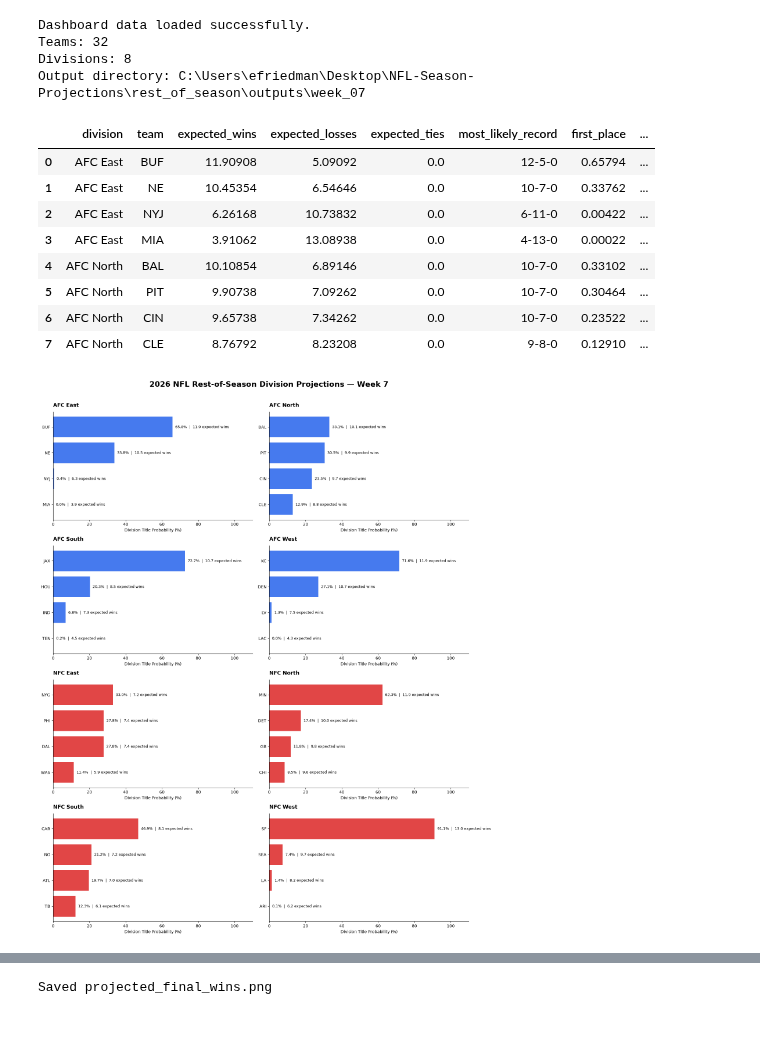
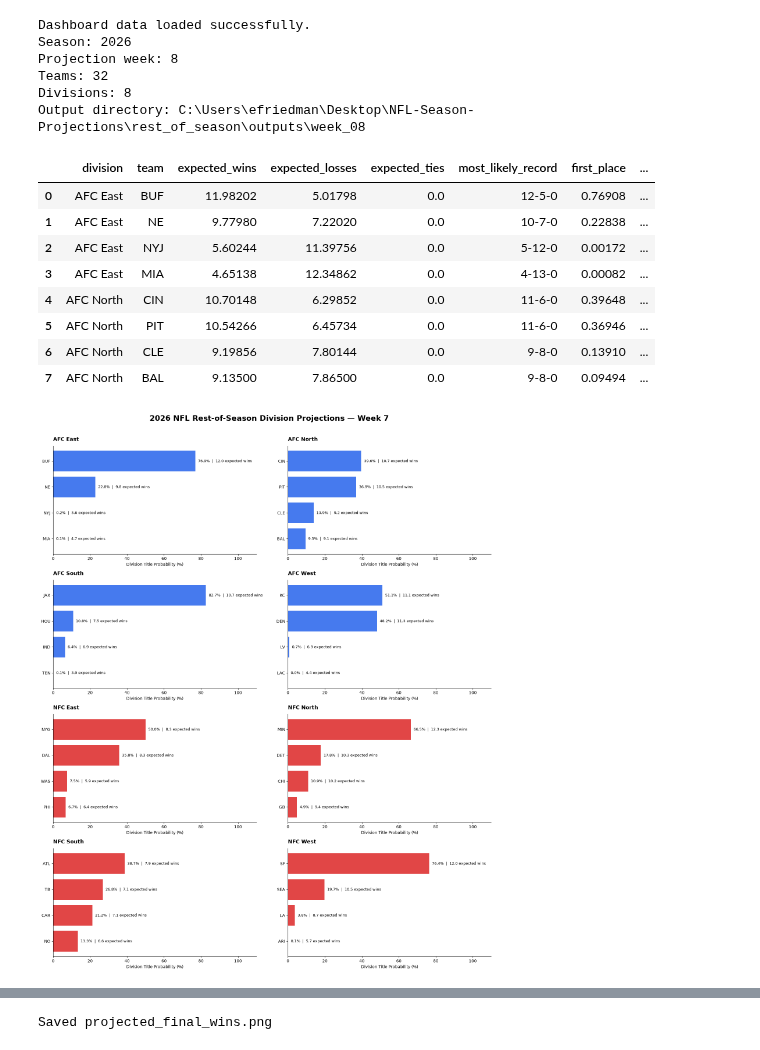
Before and after one commit to ethanfr10/NFL-Season-Projections, a Jupyter notebook: rest_of_season/notebooks/04_ROS_Dashboard.ipynb, the cells around one changed output, grey strips where cells are left out. Saved outputs shown, nothing was run; the diff lists cells and outputs as text; code cells hidden in the pictures.

```diff
--- a/rest_of_season/notebooks/04_ROS_Dashboard.ipynb
+++ b/rest_of_season/notebooks/04_ROS_Dashboard.ipynb
@@ -1,23 +1,29 @@
 # %%
+
 from pathlib import Path
+import sys
+
 import pandas as pd
 import numpy as np
 import matplotlib.pyplot as plt
 
-# Project paths
 PROJECT_ROOT = Path.cwd().resolve()
 
 if PROJECT_ROOT.name == "notebooks":
     PROJECT_ROOT = PROJECT_ROOT.parent.parent
 
-ROS_OUTPUT_DIR = (
-    PROJECT_ROOT
-    / "rest_of_season"
-    / "outputs"
-    / "week_07"
+if str(PROJECT_ROOT) not in sys.path:
+    sys.path.insert(0, str(PROJECT_ROOT))
+
+from rest_of_season.config import (
+    SEASON,
+    CURRENT_WEEK,
+    CURRENT_OUTPUT_DIR
 )
 
-# Load saved projection results
+TARGET_WEEK = CURRENT_WEEK
+ROS_OUTPUT_DIR = CURRENT_OUTPUT_DIR
+
 standings = pd.read_csv(
     ROS_OUTPUT_DIR / "final_division_standings.csv"
 )
@@ -26,43 +32,46 @@ finish_probabilities = pd.read_csv(
     ROS_OUTPUT_DIR / "division_finish_probabilities.csv"
 )
 
-# Confirm expected structure
 assert len(standings) == 32
 assert standings["team"].nunique() == 32
 assert standings["division"].nunique() == 8
 
 assert standings[
     [
         "expected_wins",
         "expected_losses",
         "expected_ties",
         "first_place",
         "second_place",
         "third_place",
         "fourth_place"
     ]
 ].notna().all().all()
 
 print("Dashboard data loaded successfully.")
+print("Season:", SEASON)
+print("Projection week:", TARGET_WEEK)
 print(f"Teams: {standings['team'].nunique()}")
 print(f"Divisions: {standings['division'].nunique()}")
 print(f"Output directory: {ROS_OUTPUT_DIR}")
 
 display(standings.head(8))
 # %% [output]
 Dashboard data loaded successfully.
+Season: 2026
+Projection week: 8
 Teams: 32
 Divisions: 8
-Output directory: C:\Users\efriedman\Desktop\NFL-Season-Projections\rest_of_season\outputs\week_07
+Output directory: C:\Users\efriedman\Desktop\NFL-Season-Projections\rest_of_season\outputs\week_08
 |  | division | team | expected_wins | expected_losses | expected_ties | most_likely_record | first_place | ... |
-| 0 | AFC East | BUF | 11.90908 | 5.09092 | 0.0 | 12-5-0 | 0.65794 | ... |
-| 1 | AFC East | NE | 10.45354 | 6.54646 | 0.0 | 10-7-0 | 0.33762 | ... |
-| 2 | AFC East | NYJ | 6.26168 | 10.73832 | 0.0 | 6-11-0 | 0.00422 | ... |
-| 3 | AFC East | MIA | 3.91062 | 13.08938 | 0.0 | 4-13-0 | 0.00022 | ... |
-| 4 | AFC North | BAL | 10.10854 | 6.89146 | 0.0 | 10-7-0 | 0.33102 | ... |
-| 5 | AFC North | PIT | 9.90738 | 7.09262 | 0.0 | 10-7-0 | 0.30464 | ... |
-| 6 | AFC North | CIN | 9.65738 | 7.34262 | 0.0 | 10-7-0 | 0.23522 | ... |
-| 7 | AFC North | CLE | 8.76792 | 8.23208 | 0.0 | 9-8-0 | 0.12910 | ... |
+| 0 | AFC East | BUF | 11.98202 | 5.01798 | 0.0 | 12-5-0 | 0.76908 | ... |
+| 1 | AFC East | NE | 9.77980 | 7.22020 | 0.0 | 10-7-0 | 0.22838 | ... |
+| 2 | AFC East | NYJ | 5.60244 | 11.39756 | 0.0 | 5-12-0 | 0.00172 | ... |
+| 3 | AFC East | MIA | 4.65138 | 12.34862 | 0.0 | 4-13-0 | 0.00082 | ... |
+| 4 | AFC North | CIN | 10.70148 | 6.29852 | 0.0 | 11-6-0 | 0.39648 | ... |
+| 5 | AFC North | PIT | 10.54266 | 6.45734 | 0.0 | 11-6-0 | 0.36946 | ... |
+| 6 | AFC North | CLE | 9.19856 | 7.80144 | 0.0 | 9-8-0 | 0.13910 | ... |
+| 7 | AFC North | BAL | 9.13500 | 7.86500 | 0.0 | 9-8-0 | 0.09494 | ... |
 # %%
 import matplotlib.pyplot as plt
 
@@ -142,7 +151,7 @@ fig.suptitle(
 plt.tight_layout()
 plt.show()
 # %% [output]
-[figure, old version]
+[figure, new version]
 # %%
 import matplotlib.pyplot as plt
 import numpy as np
```
Also changed, not shown: parts of 6 cells of this notebook, 40 other files.
